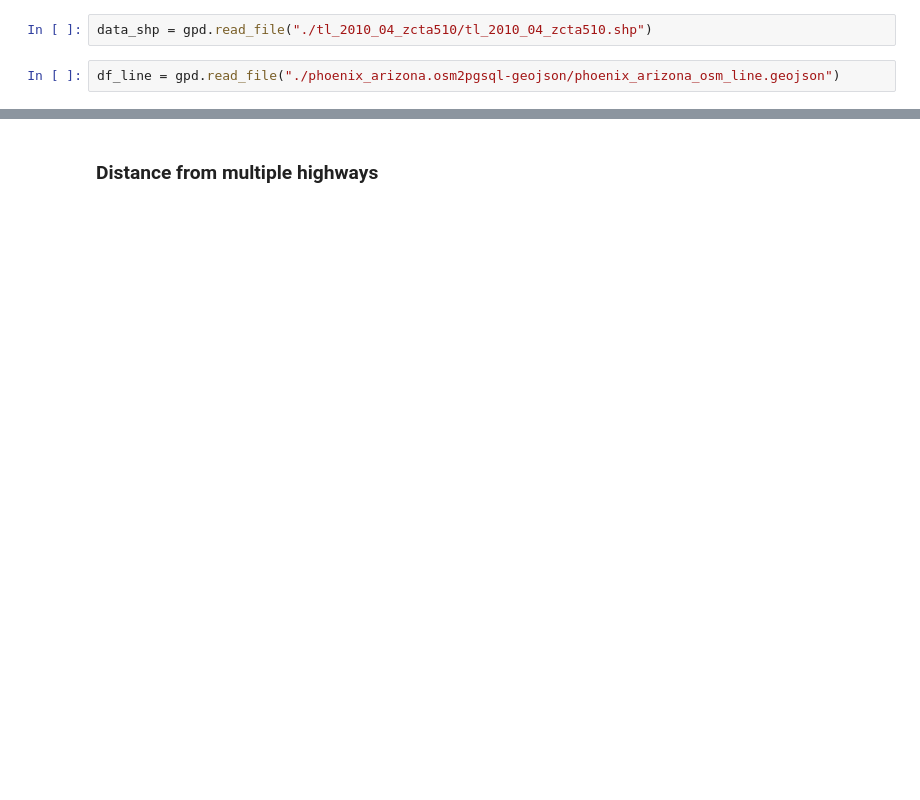
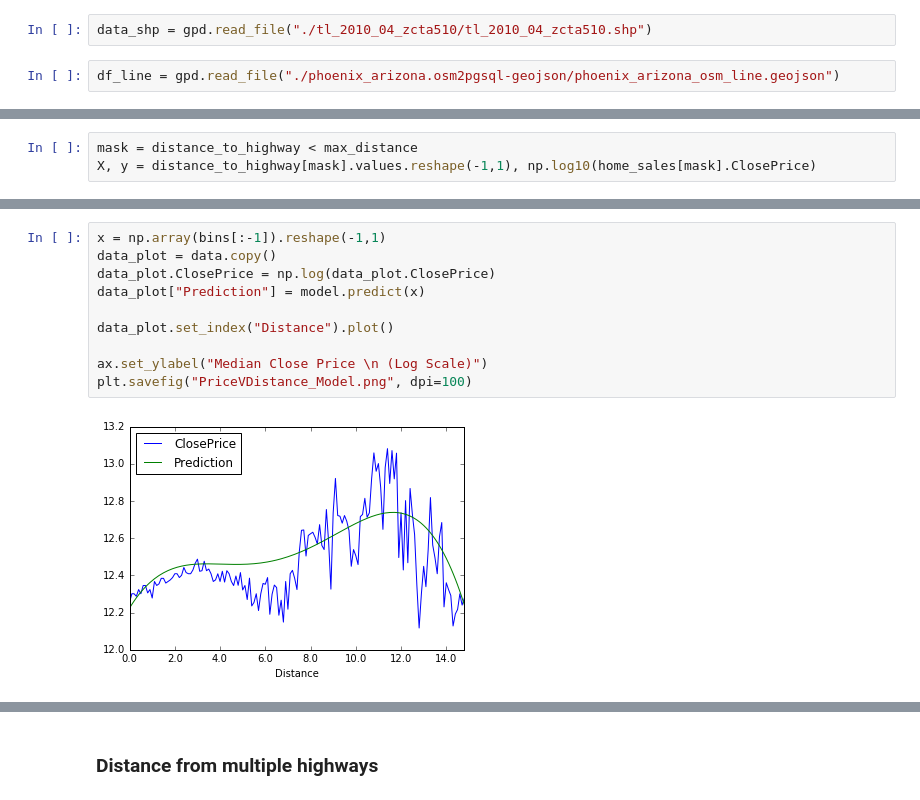
Before and after one commit to benrifkind/OpenDoor, a Jupyter notebook: RoadDistance.ipynb, the cells around one changed output, grey strips where cells are left out. Drawn from its saved outputs; the diff is of its cells as text; blank space fills up the shorter version.

```diff
--- a/RoadDistance.ipynb
+++ b/RoadDistance.ipynb
@@ -179,0 +281,3 @@ plt.plot(bins, [np.log(p+1).median() for p in prices_by_distance], color='green'
+# %%
+mask = distance_to_highway < max_distance
+X, y = distance_to_highway[mask].values.reshape(-1,1), np.log10(home_sales[mask].ClosePrice)
@@ -179,0 +291,12 @@ plt.plot(bins, [np.log(p+1).median() for p in prices_by_distance], color='green'
+# %%
+x = np.array(bins[:-1]).reshape(-1,1)
+data_plot = data.copy()
+data_plot.ClosePrice = np.log(data_plot.ClosePrice)
+data_plot["Prediction"] = model.predict(x)
+
+data_plot.set_index("Distance").plot()
+
+ax.set_ylabel("Median Close Price \n (Log Scale)")
+plt.savefig("PriceVDistance_Model.png", dpi=100)
+# %% [output]
+[figure, added]
```
Also changed, not shown: parts of 74 cells of this notebook, 5 other files.
